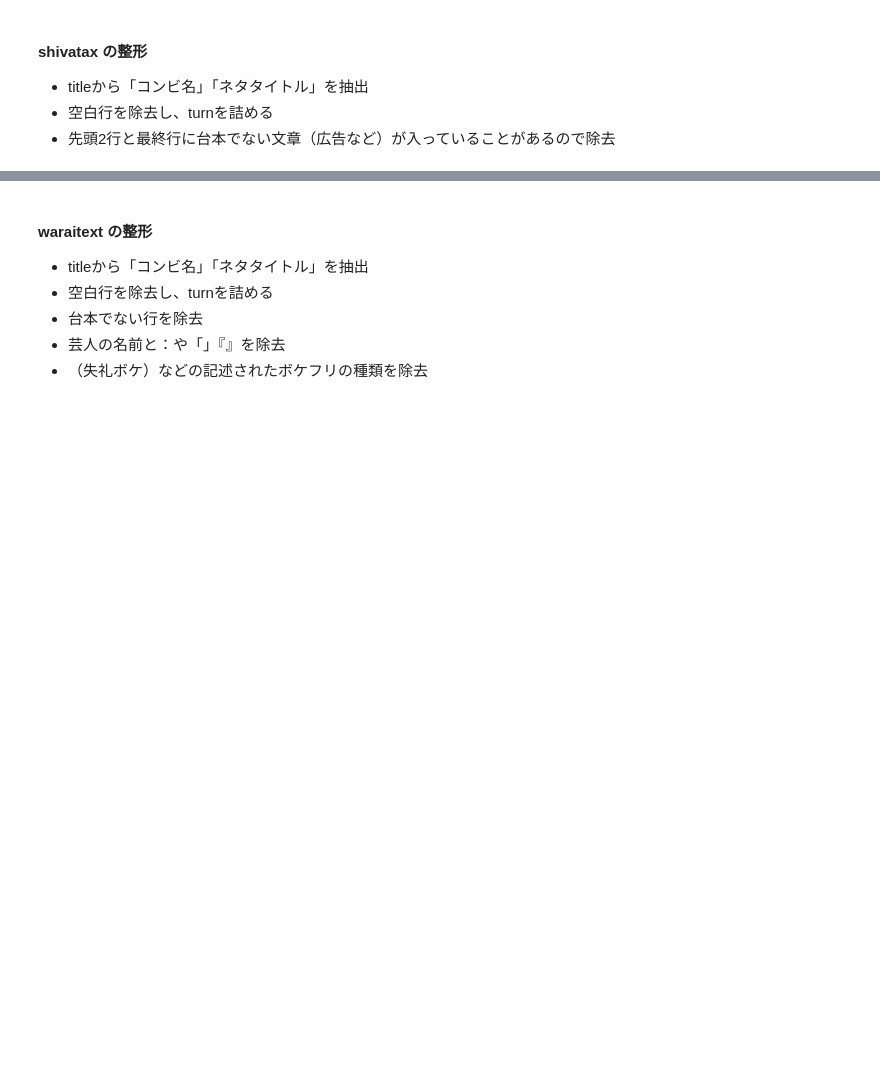
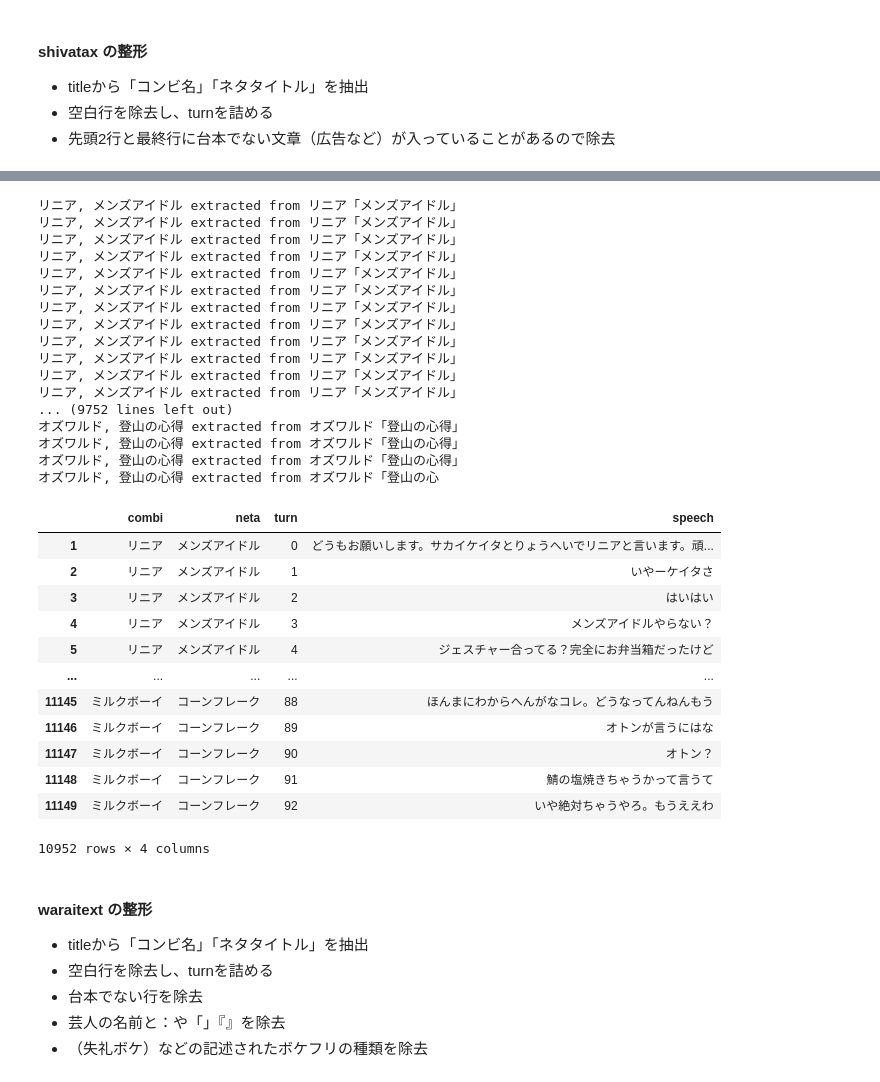
Before and after one commit to umenerineri/infovis-notebooks, a Jupyter notebook: final_project/project.ipynb, the cells around one changed output, grey strips where cells are left out. Cells and saved outputs as stored; diff of their text form; code cells hidden in the pictures; blank space fills up the shorter version.

Commit message:
script_shiva organized

```diff
--- a/final_project/project.ipynb
+++ b/final_project/project.ipynb
@@ -593,3 +593,6 @@ script_df_hima_titleParsed[script_df_hima_titleParsed.isna().any(axis=1)]
 - titleから「コンビ名」「ネタタイトル」を抽出
 - 空白行を除去し、turnを詰める
 - 先頭2行と最終行に台本でない文章（広告など）が入っていることがあるので除去
+# %%
+script_df_shiva = pd.read_csv(os.path.join(folder_name_raw, "script_all_shiva.csv"))
+script_df_shiva
@@ -595,0 +613,6 @@ script_df_hima_titleParsed[script_df_hima_titleParsed.isna().any(axis=1)]
+# %%
+# 台本でない文章と、空白行を除去
+
+pattern = r"赤字|太字|拍手笑|Amazon|http"
+script_df_shiva_filtered = script_df_shiva[~(script_df_shiva["speech"].str.contains(pattern, na=False) | script_df_shiva["speech"].isna())]
+script_df_shiva_filtered
@@ -595,0 +633,16 @@ script_df_hima_titleParsed[script_df_hima_titleParsed.isna().any(axis=1)]
+# %%
+# turnを詰める
+
+script_df_shiva_trimmed = script_df_shiva_filtered.copy()
+
+title_processing = ""
+turn = 0
+for index, row in script_df_shiva_trimmed.iterrows():
+    title = row["title"]
+    if title != title_processing:
+        title_processing = title
+        turn = 0
+    script_df_shiva_trimmed.loc[index, "turn"] = turn
+    turn += 1
+
+script_df_shiva_trimmed
@@ -595,0 +663,39 @@ script_df_hima_titleParsed[script_df_hima_titleParsed.isna().any(axis=1)]
+# %%
+# titleからcombiとnetaを抽出
+
+script_df_shiva_titleParsed = script_df_shiva_trimmed.copy()
+
+script_df_shiva_titleParsed[["combi", "neta"]] = script_df_shiva_titleParsed["title"].apply(extract_combi_neta_from_title).apply(pd.Series)
+script_df_shiva_titleParsed = script_df_shiva_titleParsed[["combi", "neta", "turn", "speech"]]
+script_df_shiva_titleParsed
+# %% [output]
+リニア, メンズアイドル extracted from リニア「メンズアイドル」
+リニア, メンズアイドル extracted from リニア「メンズアイドル」
+リニア, メンズアイドル extracted from リニア「メンズアイドル」
+リニア, メンズアイドル extracted from リニア「メンズアイドル」
+リニア, メンズアイドル extracted from リニア「メンズアイドル」
+リニア, メンズアイドル extracted from リニア「メンズアイドル」
+リニア, メンズアイドル extracted from リニア「メンズアイドル」
+リニア, メンズアイドル extracted from リニア「メンズアイドル」
+リニア, メンズアイドル extracted from リニア「メンズアイドル」
+リニア, メンズアイドル extracted from リニア「メンズアイドル」
+リニア, メンズアイドル extracted from リニア「メンズアイドル」
+リニア, メンズアイドル extracted from リニア「メンズアイドル」
+... (9752 lines left out)
+オズワルド, 登山の心得 extracted from オズワルド「登山の心得」
+オズワルド, 登山の心得 extracted from オズワルド「登山の心得」
+オズワルド, 登山の心得 extracted from オズワルド「登山の心得」
+オズワルド, 登山の心得 extracted from オズワルド「登山の心
+|  | combi | neta | turn | speech |
+| 1 | リニア | メンズアイドル | 0 | どうもお願いします。サカイケイタとりょうへいでリニアと言います。頑... |
+| 2 | リニア | メンズアイドル | 1 | いやーケイタさ |
+| 3 | リニア | メンズアイドル | 2 | はいはい |
+| 4 | リニア | メンズアイドル | 3 | メンズアイドルやらない？ |
+| 5 | リニア | メンズアイドル | 4 | ジェスチャー合ってる？完全にお弁当箱だったけど |
+| ... | ... | ... | ... | ... |
+| 11145 | ミルクボーイ | コーンフレーク | 88 | ほんまにわからへんがなコレ。どうなってんねんもう |
+| 11146 | ミルクボーイ | コーンフレーク | 89 | オトンが言うにはな |
+| 11147 | ミルクボーイ | コーンフレーク | 90 | オトン？ |
+| 11148 | ミルクボーイ | コーンフレーク | 91 | 鯖の塩焼きちゃうかって言うて |
+| 11149 | ミルクボーイ | コーンフレーク | 92 | いや絶対ちゃうやろ。もうええわ |
+10952 rows × 4 columns
```
Also changed, not shown: parts of 4 cells of this notebook, 1 other file.
